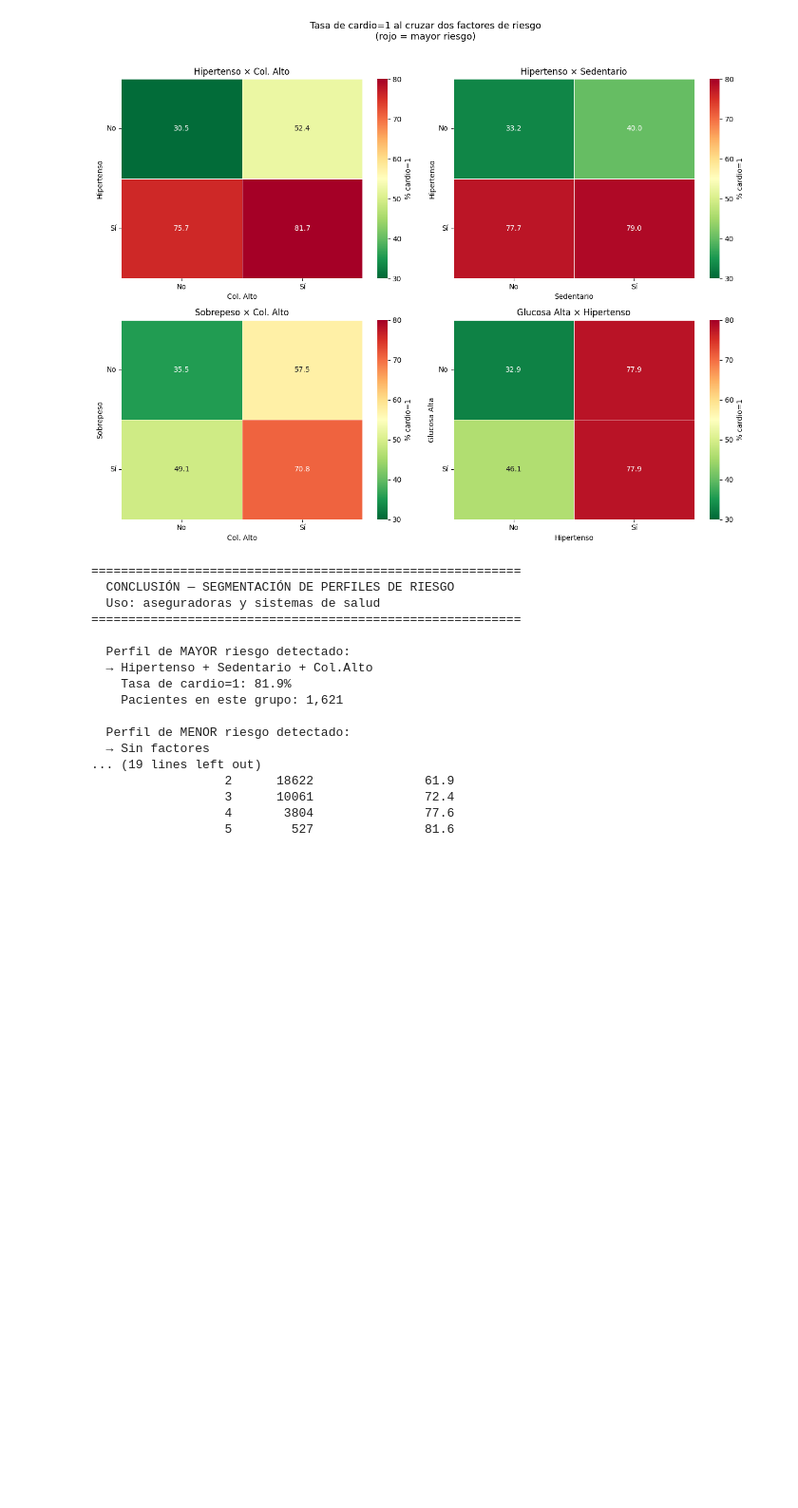
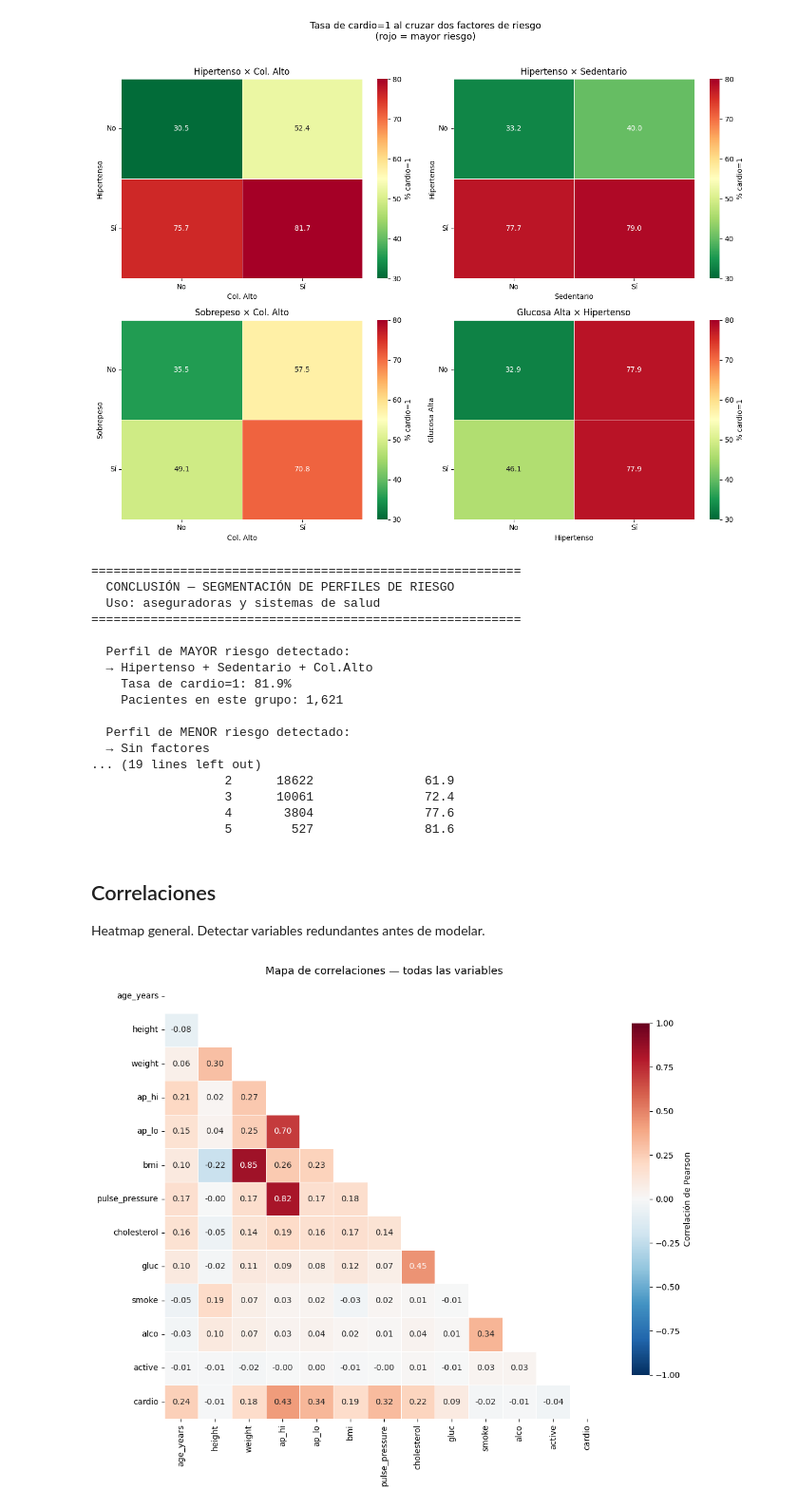
Before and after one commit to anacolinaarismendi/Cardiovascular-Disease, a Jupyter notebook: Notebooks/03_eda.ipynb, the cells around one changed output. Shown at 95% size. Saved outputs shown, nothing was run; the diff lists cells and outputs as text; code cells hidden in the pictures; blank space fills up the shorter version.

```diff
--- a/Notebooks/03_eda.ipynb
+++ b/Notebooks/03_eda.ipynb
@@ -670,3 +670,32 @@ print(resumen_factores.to_string(index=False))
                   3      10061               72.4
                   4       3804               77.6
                   5        527               81.6
+# %% [markdown]
+## Correlaciones
+
+Heatmap general. Detectar variables redundantes antes de modelar.
+# %%
+cols_corr = ['age_years', 'height', 'weight', 'ap_hi', 'ap_lo',
+             'bmi', 'pulse_pressure', 'cholesterol', 'gluc',
+             'smoke', 'alco', 'active', 'cardio']
+
+# Convertir todo a float para poder calcular correlación
+corr = df[cols_corr].astype(float).corr()
+
+fig, ax = plt.subplots(figsize=(11, 9))
+
+# Máscara para mostrar solo el triángulo inferior
+mask = np.triu(np.ones_like(corr, dtype=bool))
+
+sns.heatmap(corr, mask=mask, annot=True, fmt='.2f',
+            cmap='RdBu_r', center=0, vmin=-1, vmax=1,
+            square=True, linewidths=0.5,
+            cbar_kws={'shrink': 0.8, 'label': 'Correlación de Pearson'},
+            ax=ax)
+
+ax.set_title('Mapa de correlaciones — todas las variables', fontsize=13)
+plt.tight_layout()
+plt.savefig('../img/s4a_heatmap_correlaciones.png', bbox_inches='tight')
+plt.show()
+# %% [output]
+[figure, added]
```
Also changed, not shown: parts of 9 cells of this notebook, 3 other files.
